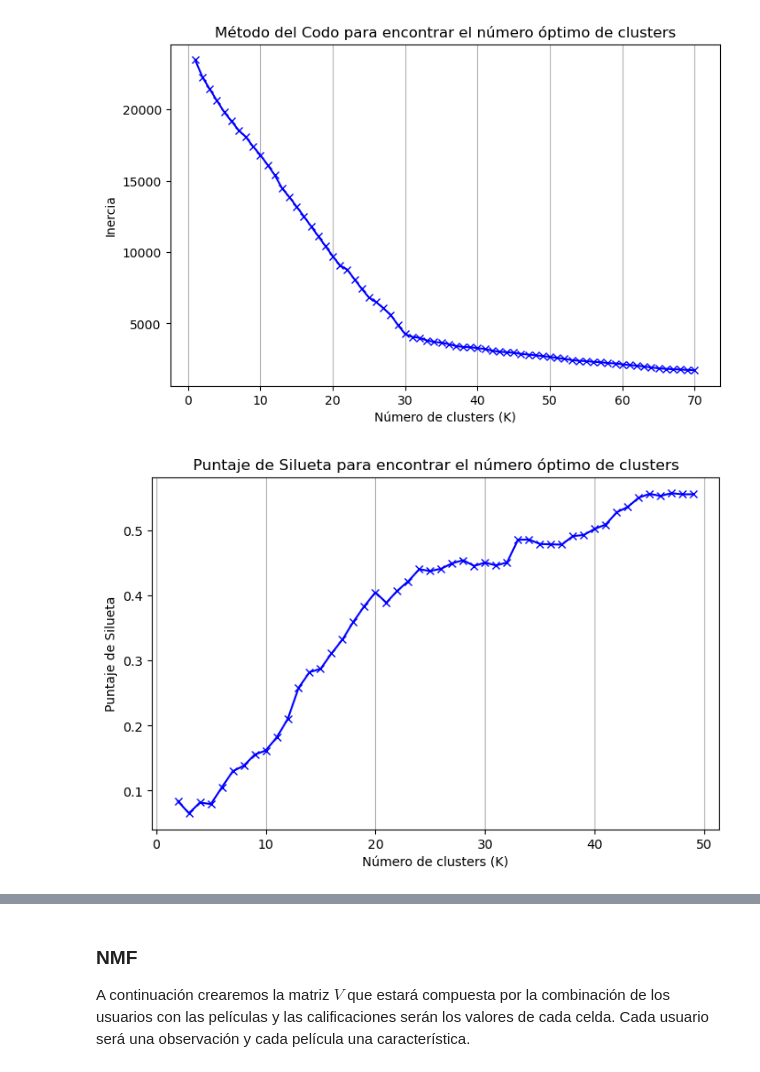
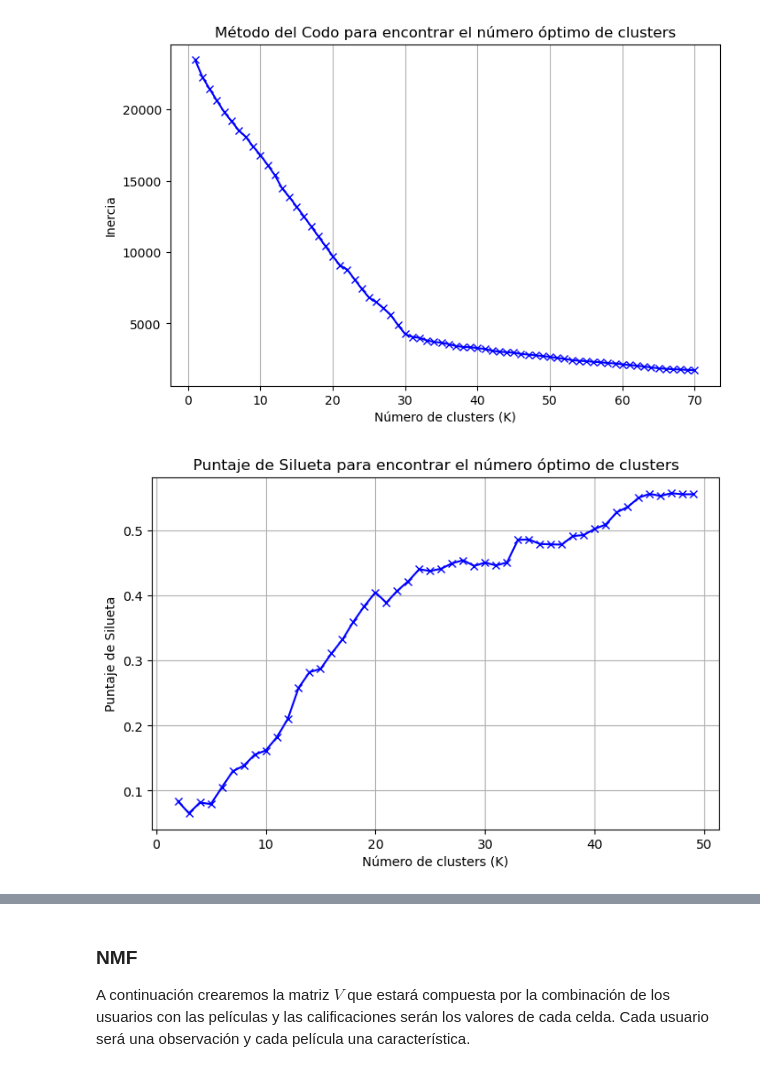
Before and after one commit to MonicaCabanas23/artificial-intelligence-course, a Jupyter notebook: Tareas/second-project/Second_Project.ipynb, the cells around one changed output, grey strips where cells are left out. Cells and saved outputs as stored; diff of their text form; code cells hidden in the pictures.

```diff
--- a/Tareas/second-project/Second_Project.ipynb
+++ b/Tareas/second-project/Second_Project.ipynb
@@ -720,21 +720,21 @@ elbow_method(standarized_users, 70)
 # %%
 from sklearn.metrics import silhouette_score
 
 def get_silhoutte_chart(X, max_clusters=10):
 
     silhouette_scores = []
     for i in range(2, max_clusters):
         kmeans = KMeans(n_clusters=i, n_init='auto', random_state=0).fit(X)
         silhouette_scores.append(silhouette_score(X, kmeans.labels_))
 
     plt.figure(figsize=(8, 5))
     plt.plot(range(2, 50), silhouette_scores, 'bx-')
     plt.xlabel('Número de clusters (K)')
     plt.ylabel('Puntaje de Silueta')
     plt.title('Puntaje de Silueta para encontrar el número óptimo de clusters')
-    plt.grid(axis='x')
+    plt.grid(True)
     plt.show()
 
 get_silhoutte_chart(standarized_users, 50)
 # %% [output]
-[figure, old version]
+[figure, new version]
```
Also changed, not shown: parts of 5 cells of this notebook.
